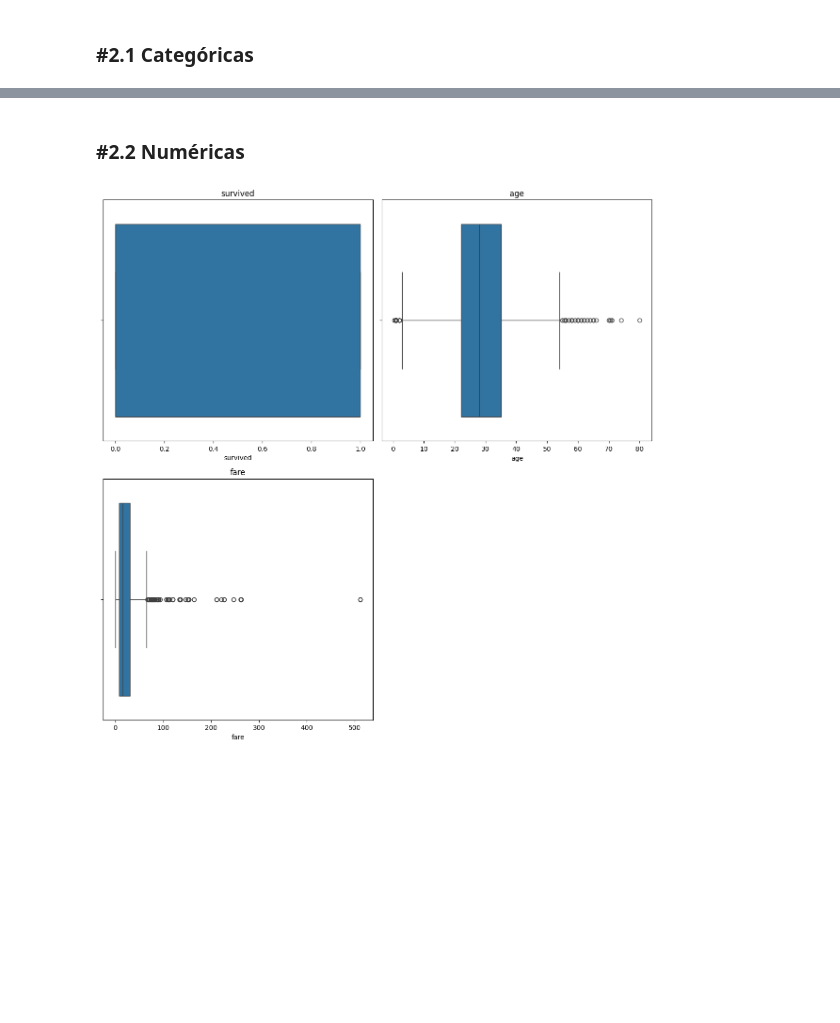
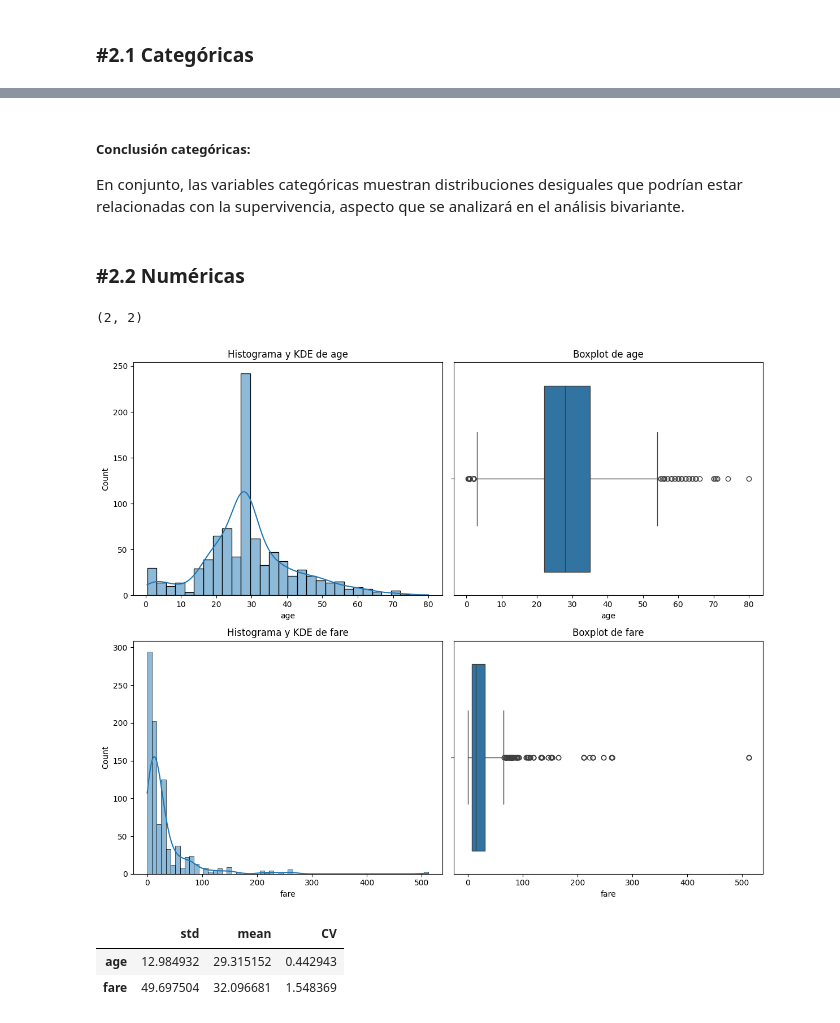
Before and after one commit to willwalker7/DS-Online-willwalker7, a Jupyter notebook: 03_Data_Analysis/Sprint_07/Unidad_01_Estadistica_Descriptiva_Univariante/03_Practica_Obligatoria/18_Practica_Obligatoria_Univariante.ipynb, the cells around one changed output, grey strips where cells are left out. Saved outputs shown, nothing was run; the diff lists cells and outputs as text; code cells hidden in the pictures; blank space fills up the shorter version.

```diff
--- a/03_Data_Analysis/Sprint_07/Unidad_01_Estadistica_Descriptiva_Univariante/03_Practica_Obligatoria/18_Practica_Obligatoria_Univariante.ipynb
+++ b/03_Data_Analysis/Sprint_07/Unidad_01_Estadistica_Descriptiva_Univariante/03_Practica_Obligatoria/18_Practica_Obligatoria_Univariante.ipynb
@@ -356,6 +416,11 @@ def pinta_distribucion_categoricas(df, columnas_categoricas, relativa=False, mos
+# %% [markdown]
+##### **Conclusión categóricas:**
+
+En conjunto, las variables categóricas muestran distribuciones desiguales que podrían estar relacionadas con la supervivencia, aspecto que se analizará en el análisis bivariante.
 # %% [markdown]
 ### #2.2 Numéricas
 # %%
-plot_multiple_boxplots(df_titanic,["survived","age","fare"])
+plot_combined_graphs(df_titanic, ["age","fare"])
 # %% [output]
+(2, 2)
-[figure, old version]
+[figure, new version]
@@ -361,0 +432,6 @@ plot_multiple_boxplots(df_titanic,["survived","age","fare"])
+# %%
+variabilidad(df_titanic[["age","fare"]])
+# %% [output]
+|  | std | mean | CV |
+| age | 12.984932 | 29.315152 | 0.442943 |
+| fare | 49.697504 | 32.096681 | 1.548369 |
```
Also changed, not shown: parts of 19 cells of this notebook.
